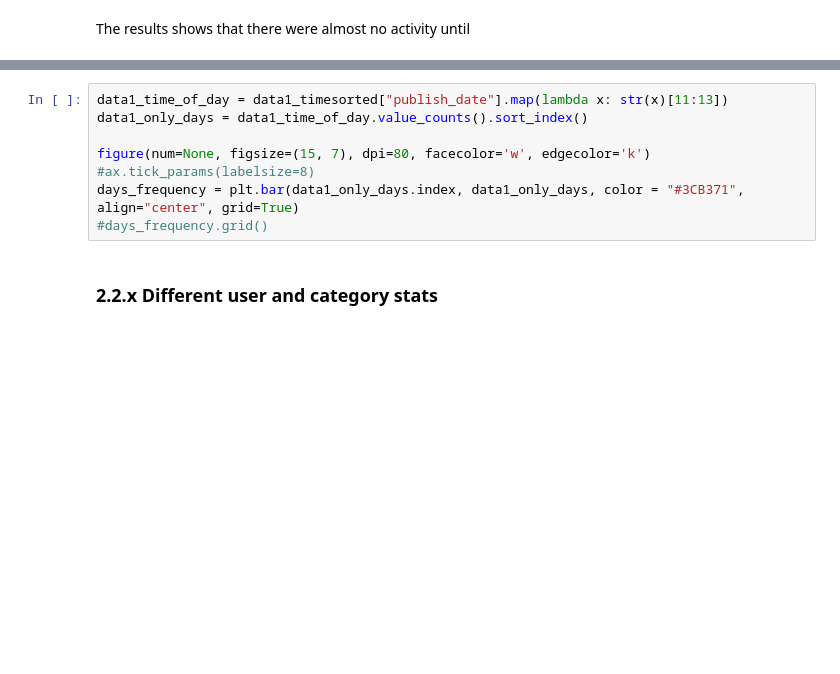
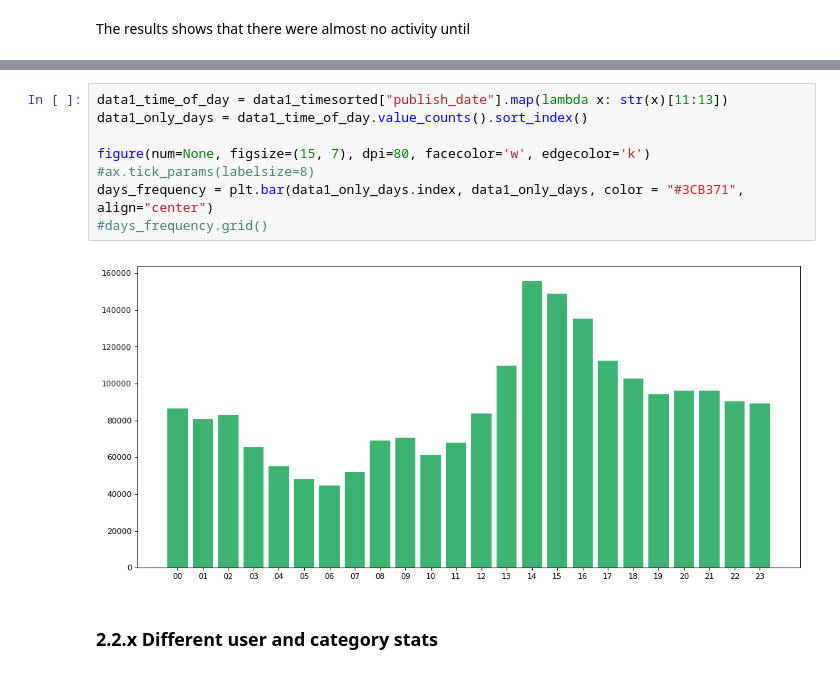
Before and after one commit to haakonms/ADAproject, a Jupyter notebook: Milestone2.ipynb, the cells around one changed output, grey strips where cells are left out. Cells and saved outputs as stored; diff of their text form; blank space fills up the shorter version.

```diff
--- a/Milestone2.ipynb
+++ b/Milestone2.ipynb
@@ -324,11 +327,13 @@ month_frequency.grid()
 # %%
 data1_time_of_day = data1_timesorted["publish_date"].map(lambda x: str(x)[11:13])
 data1_only_days = data1_time_of_day.value_counts().sort_index()
 
 figure(num=None, figsize=(15, 7), dpi=80, facecolor='w', edgecolor='k')
 #ax.tick_params(labelsize=8)
-days_frequency = plt.bar(data1_only_days.index, data1_only_days, color = "#3CB371", align="center", grid=True)
+days_frequency = plt.bar(data1_only_days.index, data1_only_days, color = "#3CB371", align="center")
 #days_frequency.grid()
+# %% [output]
+[figure, added]
 # %% [markdown]
 ### 2.2.x Different user and category stats
 # %%
```
Also changed, not shown: parts of 8 cells of this notebook.
